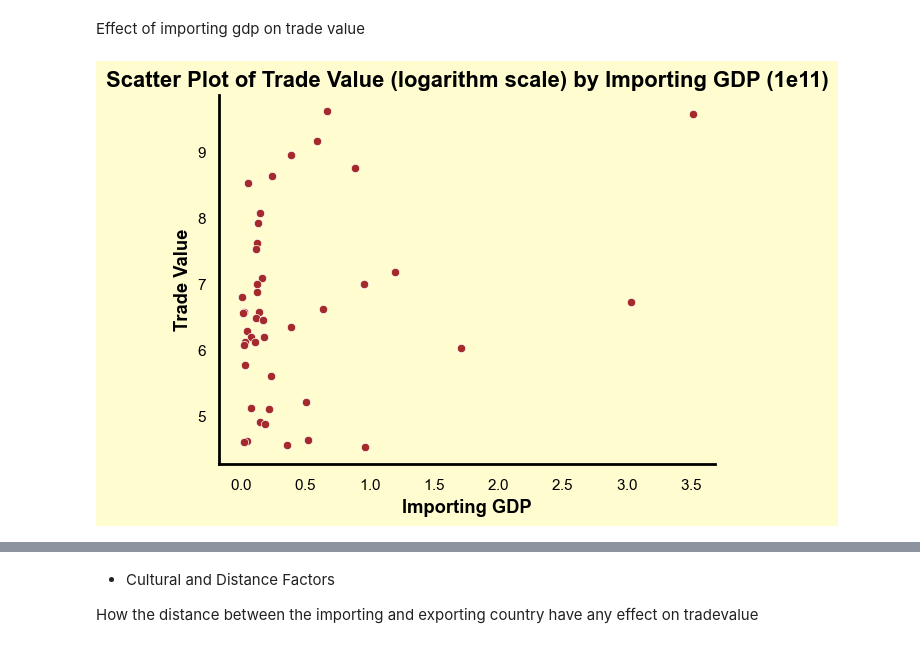
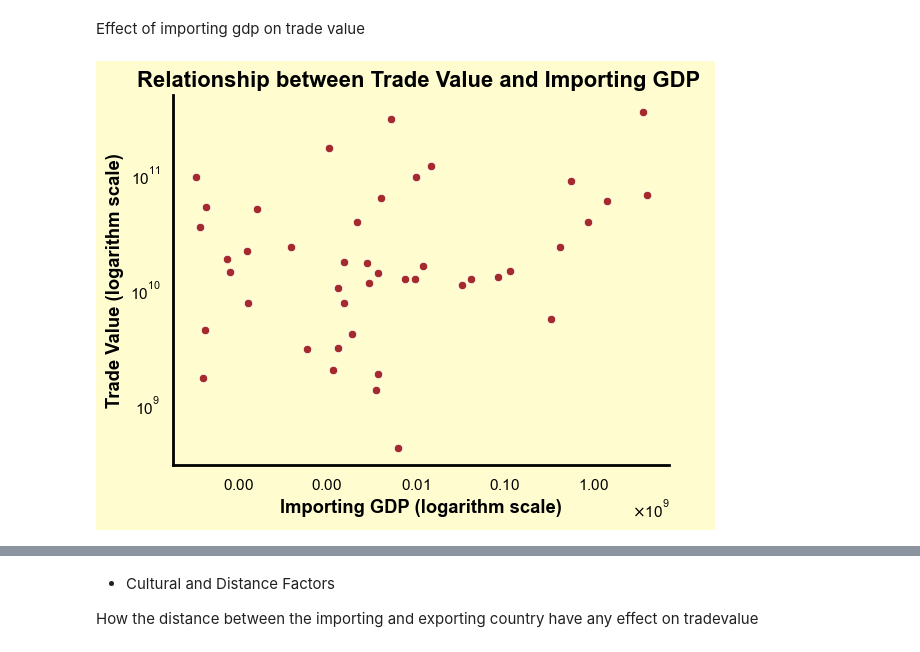
Before and after one commit to chisomruth/SAIL-FELLOWSHIP, a Jupyter notebook: Trade.ipynb, the cells around one changed output, grey strips where cells are left out. Cells and saved outputs as stored; diff of their text form; code cells hidden in the pictures.

```diff
--- a/Trade.ipynb
+++ b/Trade.ipynb
@@ -1073,18 +1109,20 @@ plt.show()
 # %% [markdown]
 Effect of importing gdp on trade value
 # %%
-importing_gdp_by_tradeValue= cleaned_data.groupby('importing_gdp')['log_trade_value'].mean().reset_index().sort_values(by = 'log_trade_value', ascending=False)
-importing_gdp_by_tradeValue['importing_gdp'] = importing_gdp_by_tradeValue['importing_gdp']/1e11
+importing_gdp_by_tradeValue= cleaned_data.groupby('importing_gdp')['trade_value'].mean().reset_index().sort_values(by = 'trade_value', ascending=False)
 
-ax = sns.scatterplot(importing_gdp_by_tradeValue, y=importing_gdp_by_tradeValue['log_trade_value'], x=importing_gdp_by_tradeValue['importing_gdp'], color=custom_palette['deep_brownish_red'])
-plt.xlabel('Importing GDP')
-plt.ylabel('Trade Value')
-plt.title('Scatter Plot of Trade Value (logarithm scale) by Importing GDP (1e11)')
+
+ax = sns.scatterplot(importing_gdp_by_tradeValue, x=importing_gdp_by_tradeValue['trade_value'], y=importing_gdp_by_tradeValue['importing_gdp'], color=custom_palette['deep_brownish_red'])
+plt.xlabel('Importing GDP (logarithm scale)')
+plt.ylabel('Trade Value (logarithm scale)')
+plt.title('Relationship between Trade Value and Importing GDP ')
 plt.grid(visible= False)
+plt.xscale("log")
+plt.yscale("log")
 plt.gca().set_facecolor(custom_palette['milk'])
 sns.despine()
 ax.xaxis.set_major_formatter(ScalarFormatter(useMathText=True))
 ax.ticklabel_format(style='sci', axis='x', scilimits=(0,0))
 plt.show()
 # %% [output]
-[figure, old version]
+[figure, new version]
```
Also changed, not shown: parts of 12 cells of this notebook.
